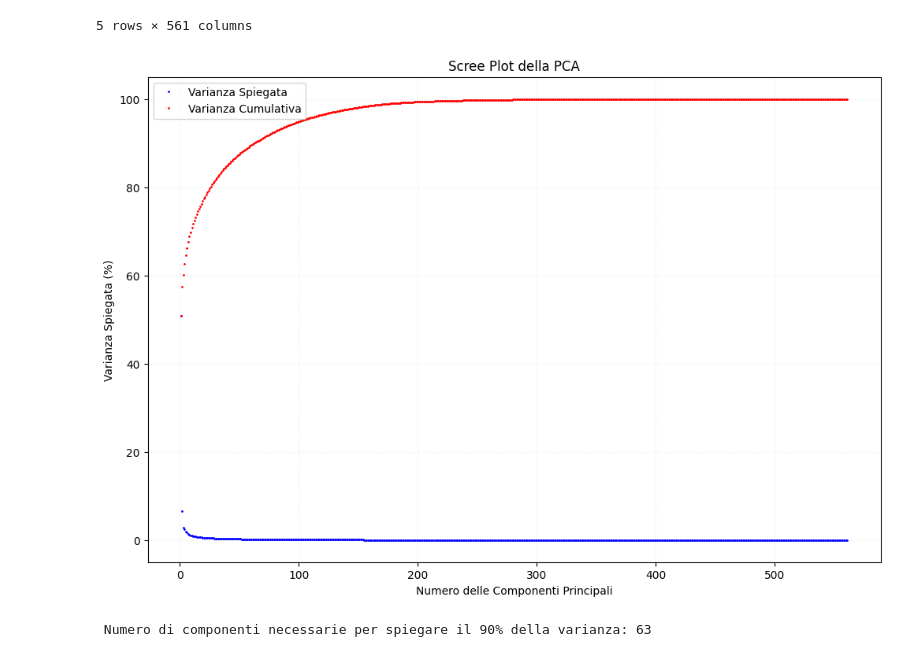
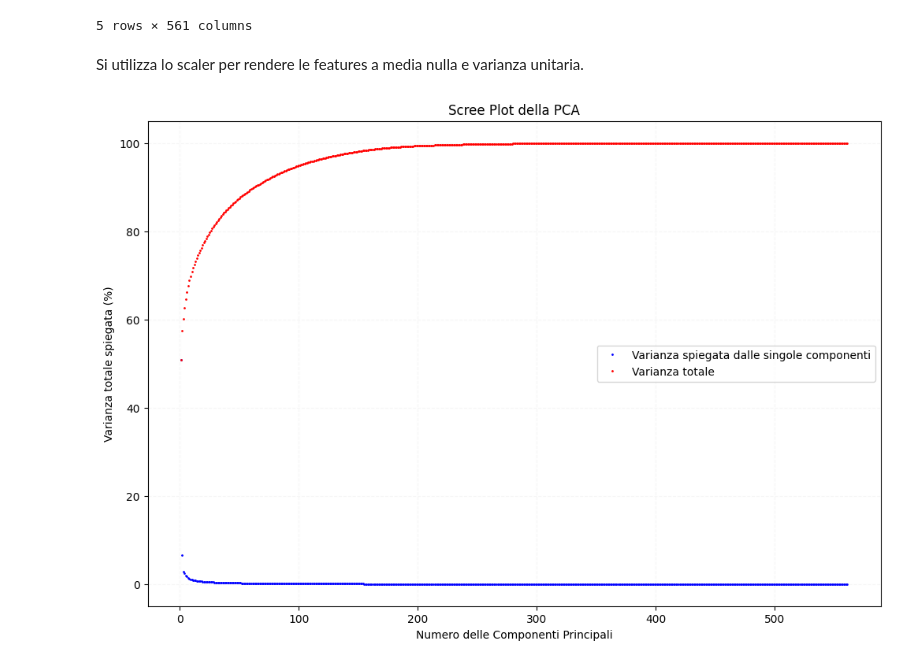
Before and after one commit to quiggiu/human-activity-recognition-with-pca-and-svm-classifier, a Jupyter notebook: human_activity_recognition.ipynb, the cells around one changed output. Cells and saved outputs as stored; diff of their text form; code cells hidden in the pictures.

```diff
--- a/human_activity_recognition.ipynb
+++ b/human_activity_recognition.ipynb
@@ -75,5 +85,7 @@ X_train.head()
 | 3 | 0.279174 | -0.026201 | -0.123283 | -0.996091 | -0.983403 | ... |
 | 4 | 0.276629 | -0.016570 | -0.115362 | -0.998139 | -0.980817 | ... |
 5 rows × 561 columns
+# %% [markdown]
+Si utilizza lo scaler per rendere le features a media nulla e varianza unitaria.
 # %%
 
@@ -83,31 +94,24 @@ scaler= StandardScaler()
 X_train_normalizzato= scaler.fit_transform(X_train)
 X_test_normalizzato= scaler.transform(X_test)
 # %%
-from sklearn.decomposition import PCA
 # Inizializza la pca
 pca=PCA()
 pca.fit(X_train_normalizzato)
 
-varianza_spiegata= pca.explained_variance_ratio_*100
-varianza_cumulativa=np.cumsum(varianza_spiegata)
+varianza_pc= pca.explained_variance_ratio_*100
+varianza_totale=np.cumsum(varianza_pc)
 
 #Plot
 plt.figure(figsize=(12, 8))
-plt.plot(range(1, len(varianza_spiegata) + 1), varianza_spiegata,
-        linestyle="None",color='b',marker="o",label='Varianza Spiegata',markersize=1)
-plt.plot(range(1, len(varianza_spiegata) + 1), varianza_cumulativa,
-        linestyle="None",color='r',marker="o",label='Varianza Cumulativa',markersize=1)
+plt.plot(range(1, len(varianza_pc) + 1), varianza_pc,
+        linestyle="None",color='b',marker="o",label='Varianza spiegata dalle singole componenti',markersize=1)
+plt.plot(range(1, len(varianza_pc) + 1), varianza_totale,
+        linestyle="None",color='r',marker="o",label='Varianza totale',markersize=1)
 plt.title('Scree Plot della PCA')
 plt.xlabel('Numero delle Componenti Principali')
-plt.ylabel('Varianza Spiegata (%)')
+plt.ylabel('Varianza totale spiegata (%)')
 plt.legend()
 plt.grid(True, linestyle='--', alpha=0.1)
 plt.show()
-
-indice = (varianza_cumulativa >= 90).argmax()
-numero_componenti= indice+1
-
-print(f"\n Numero di componenti necessarie per spiegare il 90% della varianza: {numero_componenti}")
 # %% [output]
-[figure, old version]
+[figure, new version]
- Numero di componenti necessarie per spiegare il 90% della varianza: 63
```
Also changed, not shown: parts of 10 cells of this notebook.
